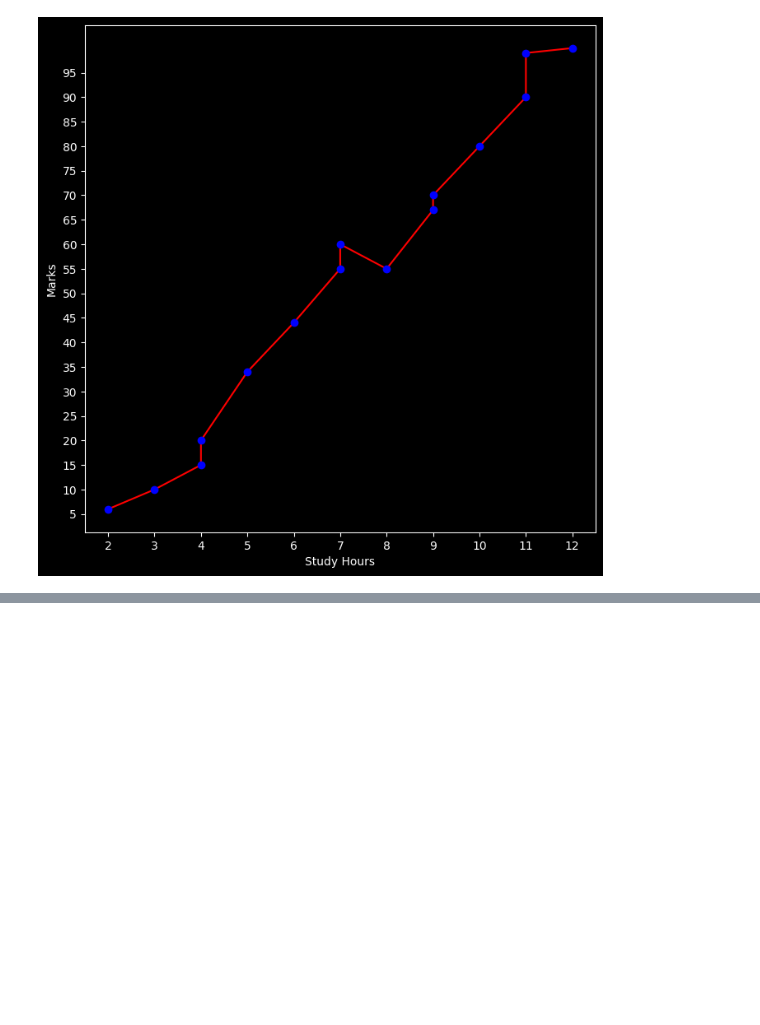
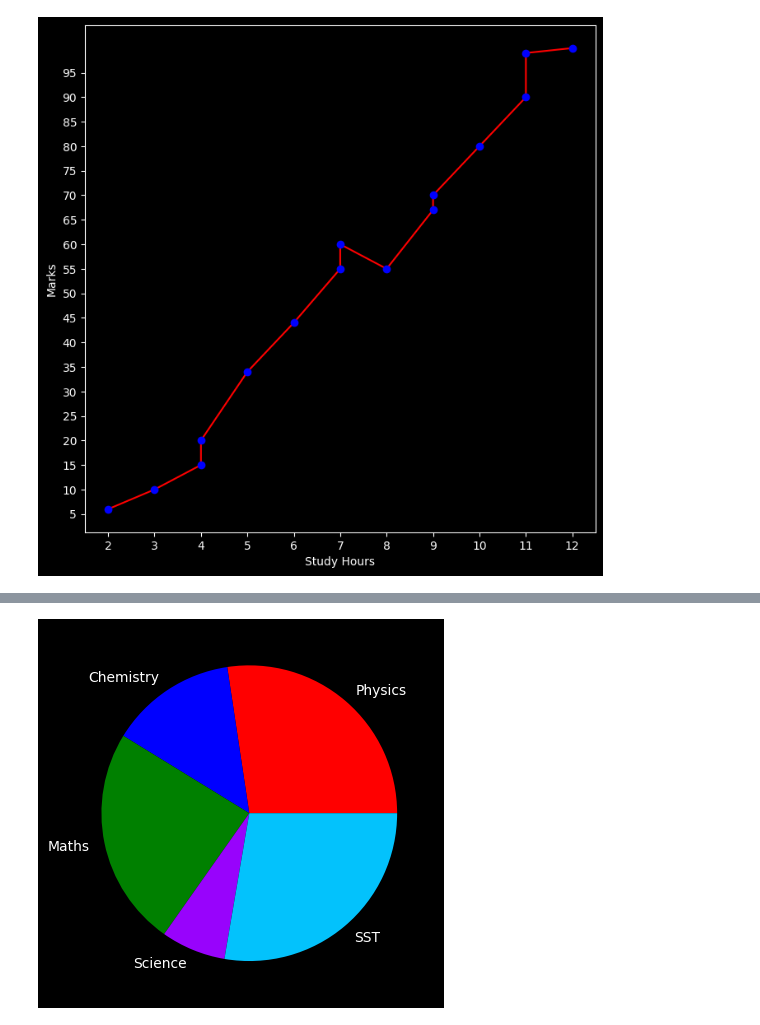
Before and after one commit to fazlialtunn/learning-matplotlib, a Jupyter notebook: learning_matplotlib.ipynb, the cells around one changed output, grey strips where cells are left out. Cells and saved outputs as stored; diff of their text form; code cells hidden in the pictures; blank space fills up the shorter version.

```diff
--- a/learning_matplotlib.ipynb
+++ b/learning_matplotlib.ipynb
@@ -281,0 +292,7 @@ plt.show()
+# %%
+colors = ['red', 'blue', 'green', '#9803fc', '#03c2fc']
+
+plt.pie(marks, labels = classes, colors=colors)
+plt.show()
+# %% [output]
+[figure, added]
```
Also changed, not shown: parts of 22 cells of this notebook.
